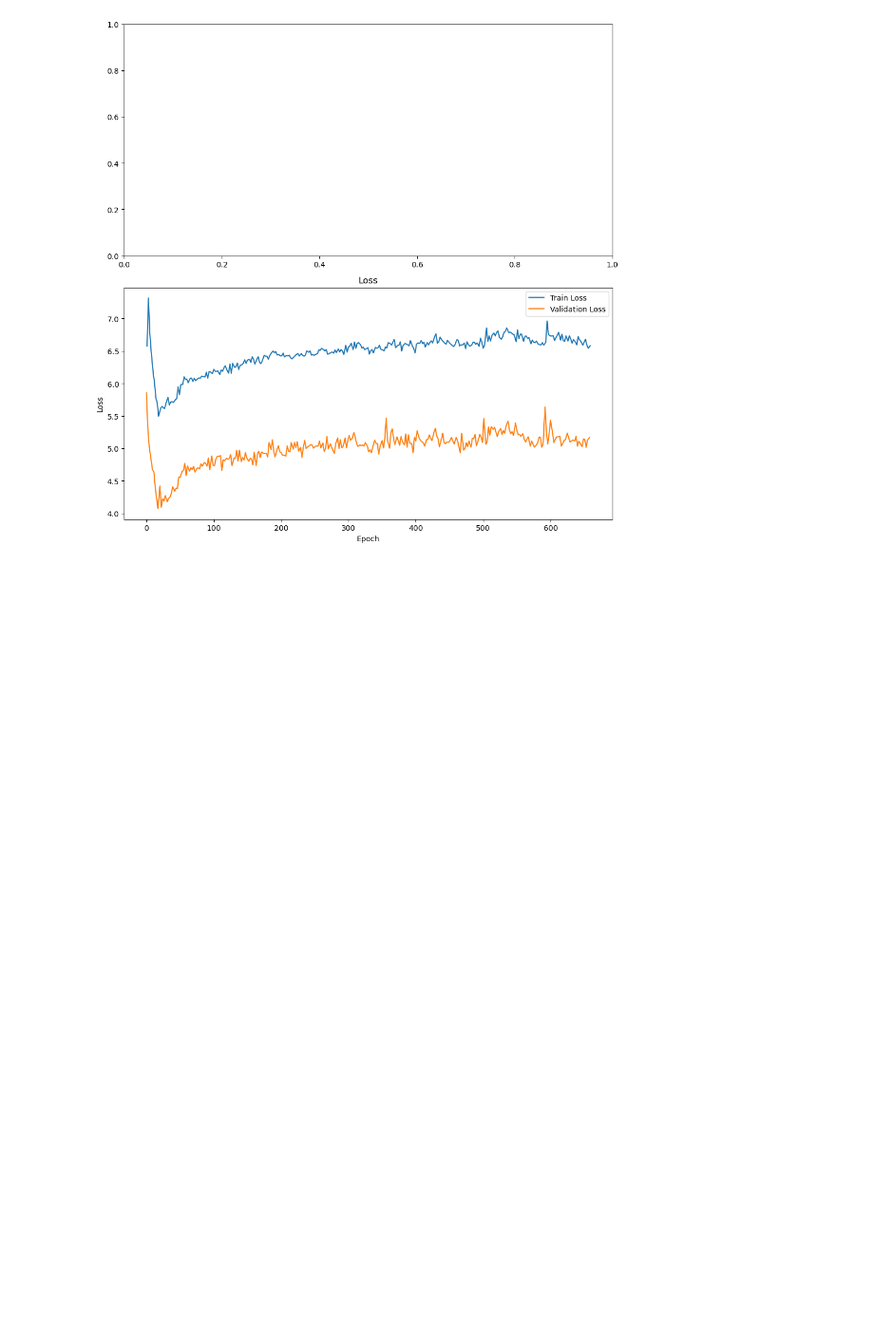
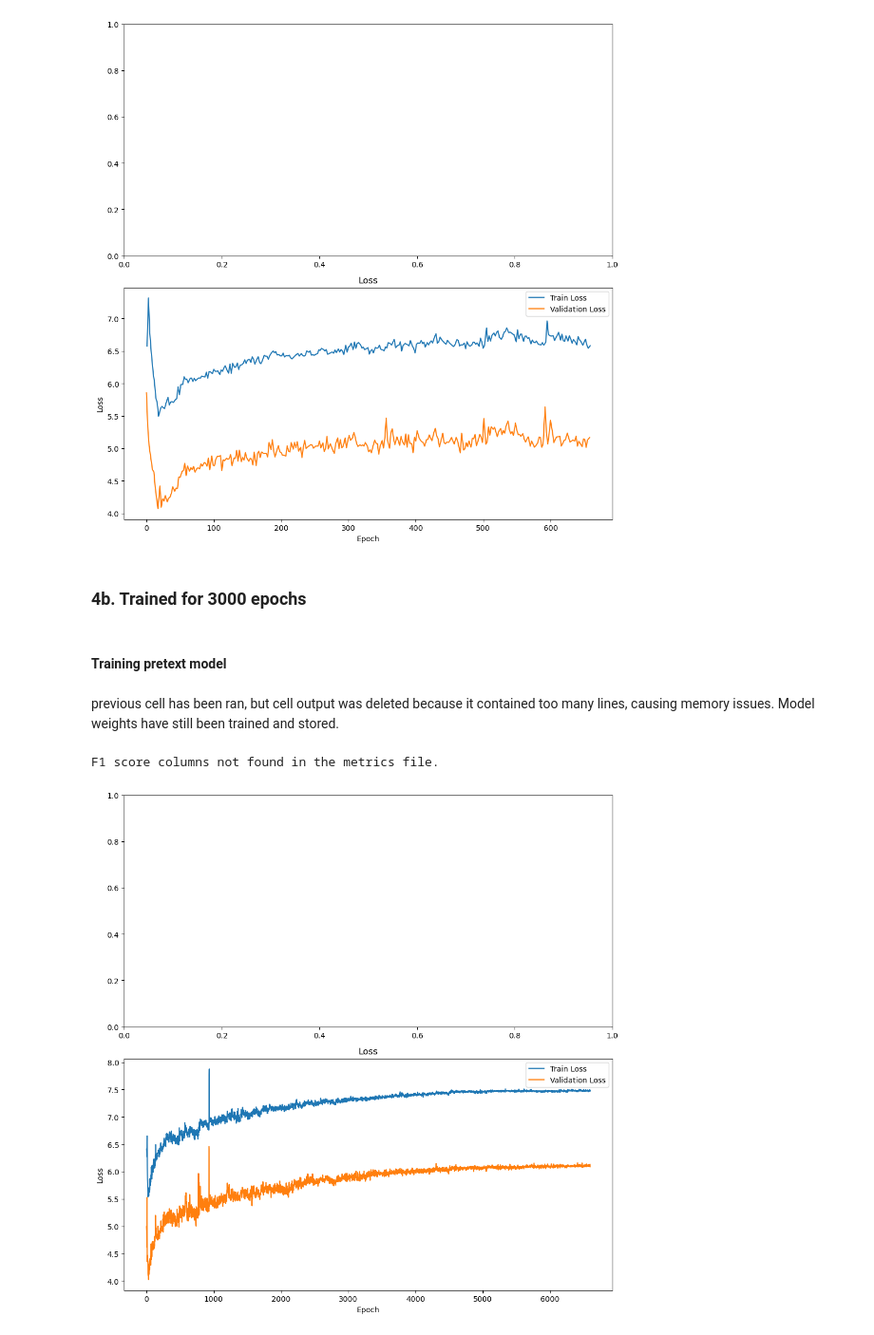
Before and after one commit to TSmolders/DataScience_Thesis, a Jupyter notebook: 1_pretext_tasks.ipynb, the cells around one changed output. Shown at 95% size. Cells and saved outputs as stored; diff of their text form; code cells hidden in the pictures; blank space fills up the shorter version.

```diff
--- a/1_pretext_tasks.ipynb
+++ b/1_pretext_tasks.ipynb
@@ -2416,3 +2418,7 @@ del data_train
 del data_val
 del data_test
 torch.cuda.empty_cache()
+# %% [markdown]
+### 4b. Trained for 3000 epochs
+# %% [markdown]
+#### Training pretext model
@@ -2418,0 +2441,8 @@ torch.cuda.empty_cache()
+# %% [markdown]
+previous cell has been ran, but cell output was deleted because it contained too many lines, causing memory issues. Model weights have still been trained and stored.
+# %%
+# plot training curves
+plot_training_curves('logs/contrastive_loss_pretext_task/version_1/metrics.csv')
+# %% [output]
+F1 score columns not found in the metrics file.
+[figure, added]
```
Also changed, not shown: parts of 3 cells of this notebook, 6 other files.
